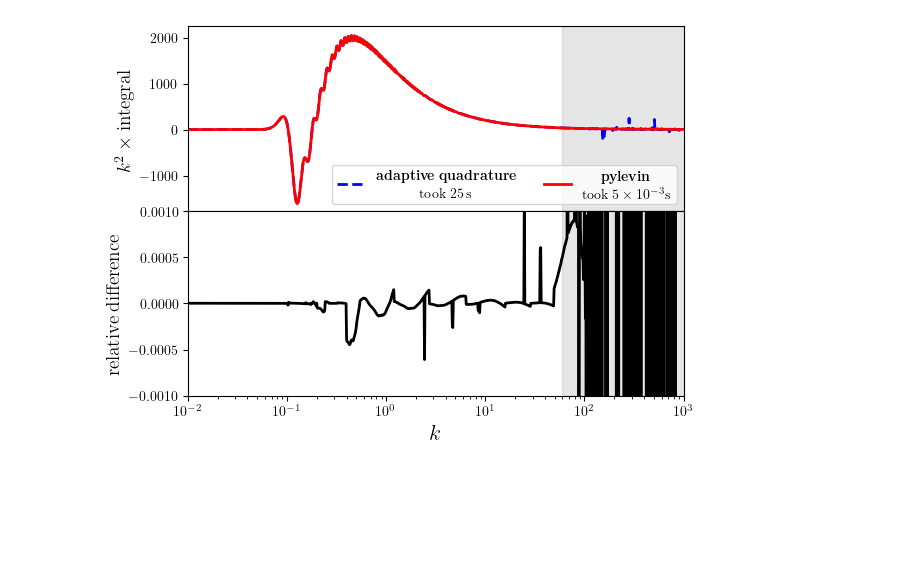
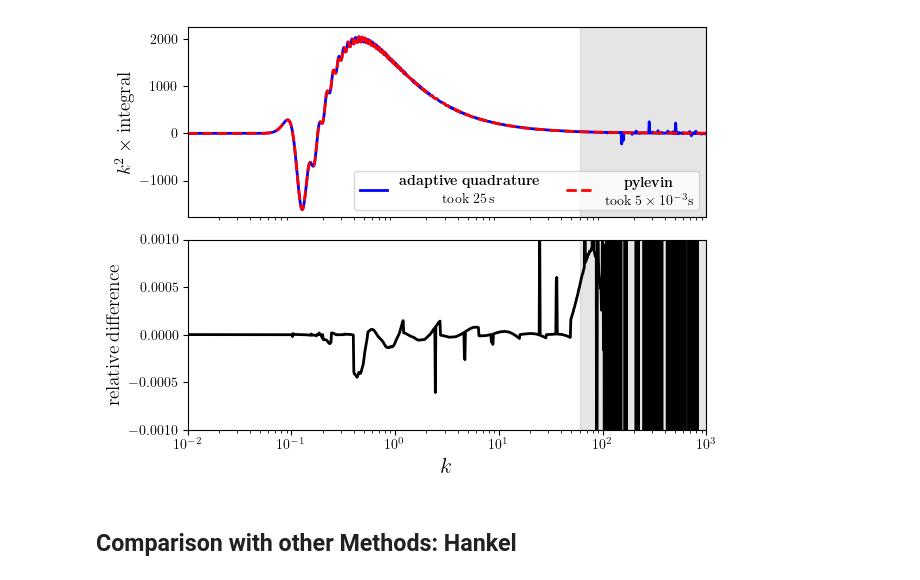
Before and after one commit to rreischke/levin_bessel, a Jupyter notebook: paper/paper_plot.ipynb, the cells around one changed output. Saved outputs shown, nothing was run; the diff lists cells and outputs as text; code cells hidden in the pictures; blank space fills up the shorter version.

```diff
--- a/paper/paper_plot.ipynb
+++ b/paper/paper_plot.ipynb
@@ -117,33 +67,35 @@ fontsi = 20
 fontsi2 = 20
 
 
 fig, ax = plt.subplots(2)
 import matplotlib as mpl
 plt.rc('text', usetex=True)
 plt.rc('font', family='sans-serif')
 plt.rc('image', interpolation='none')
 mpl.rcParams['text.latex.preamble'] = r'\usepackage{{amsmath}}'
 
-ax[0].semilogx(k,quad_result[:,0]*k**2,ls = "--", label = r"$\begin{array}{c}\mathrm{\bf{adaptive\; quadrature}} \\ \mathrm{took\;}25\,\mathrm{s}\end{array}$", color = "blue", lw = 2)
-ax[0].semilogx(k,result_levin[:,0]*k**2, ls = "-", label = r"$\begin{array}{c}\mathrm{\bf{pylevin}}  \\ \mathrm{took\;}5\times 10^{-3}\mathrm{s}\end{array}$", color = "red", lw = 2)
+ax[0].semilogx(k,quad_result[:,0]*k**2,ls = "-", label = r"$\begin{array}{c}\mathrm{\bf{adaptive\; quadrature}} \\ \mathrm{took\;}25\,\mathrm{s}\end{array}$", color = "blue", lw = 2)
+ax[0].semilogx(k,result_levin[:,0]*k**2, ls = "--", label = r"$\begin{array}{c}\mathrm{\bf{pylevin}}  \\ \mathrm{took\;}5\times 10^{-3}\mathrm{s}\end{array}$", color = "red", lw = 2)
 ax[0].set_ylabel(r"$k^2 \times\mathrm{integral}$", fontsize = 14)
 ax[0].legend(fontsize = 10, loc = 'lower right', ncols = 2, frameon=True)
 ax[0].set_ylim(1.1*np.min(result_levin[:,0]*k**2),1.1*np.max(result_levin[:,0]*k**2))
 ax[0].set_xlim(k[0],k[-1])
 ax[0].set_xticks([])
 ax[0].axvspan(60, k[-1], color='grey', alpha=0.2)
 
 
 ax[1].semilogx(k, (quad_result[:,0] - result_levin[:,0])/result_levin[:,0], color = "black", lw = 2)
 ax[1].set_xlabel(r"$k$", fontsize = 16)
 ax[1].set_ylabel("$\mathrm{relative\, difference}$", fontsize = 14)
 ax[1].set_ylim(-1e-3,1e-3)
 ax[1].set_xlim(k[0],k[-1])
 ax[1].axvspan(60, k[-1], color='grey', alpha=0.2)
 
 plt.subplots_adjust(wspace=0, hspace=0)
 
 plt.tight_layout()
 plt.savefig("paper_plot_two_bessel.pdf")
 # %% [output]
-[figure, old version]
+[figure, new version]
+# %% [markdown]
+## Comparison with other Methods: Hankel
```
Also changed, not shown: parts of 8 cells of this notebook, 17 other files.
